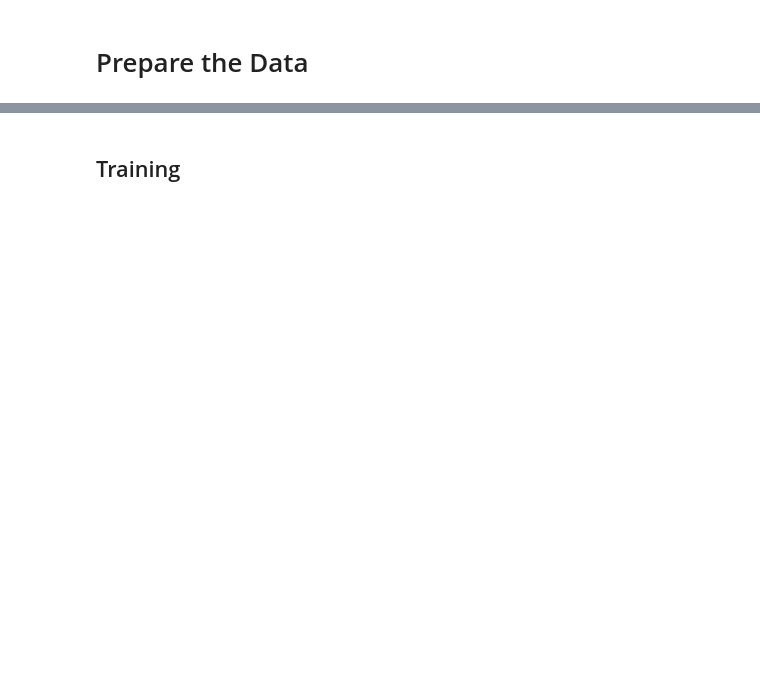
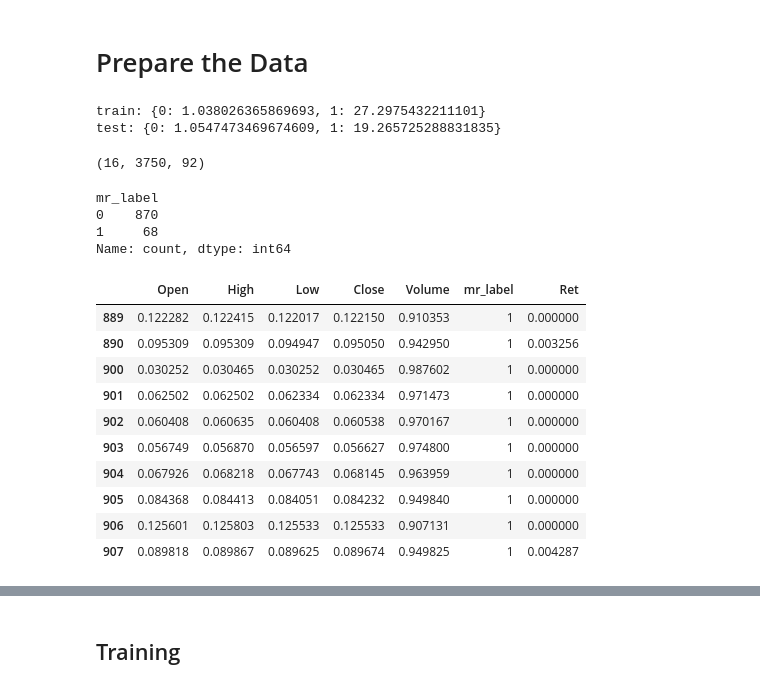
Before and after one commit to adamd1985/intra_day_futures_arb, a Jupyter notebook: cnn_algo.ipynb, the cells around one changed output, grey strips where cells are left out. Saved outputs shown, nothing was run; the diff lists cells and outputs as text; code cells hidden in the pictures; blank space fills up the shorter version.

```diff
--- a/cnn_algo.ipynb
+++ b/cnn_algo.ipynb
@@ -187,20 +238,41 @@ with strategy.scope():
         with open(FUTURES_TMP_FILE, 'rb') as f:
             train_agri_ts, val_agri_ts = pickle.load(f)
 
-train_agri_ts, CLASS_WEIGHTS = normalize_and_label_data(train_agri_ts)
-val_agri_ts, val_weights = normalize_and_label_data(val_agri_ts)
+train_agri_ts, CLASS_WEIGHTS = normalize_and_label_data(train_agri_ts, cols_to_scale=COLS_TO_SCALE)
+val_agri_ts, val_weights = normalize_and_label_data(val_agri_ts, cols_to_scale=COLS_TO_SCALE)
 
 print(f"train: {CLASS_WEIGHTS}")
 print(f"test: {val_weights}")
 np.shape(train_agri_ts)
+# %% [output]
+train: {0: 1.038026365869693, 1: 27.2975432211101}
+test: {0: 1.0547473469674609, 1: 19.265725288831835}
+(16, 3750, 92)
 # %%
 FEATURES = KF_COLS + BB_COLS + MOM_COLS + StockFeatExt.list
+FEATURES = StockFeat.list
 
 sample = val_agri_ts[0]
 print(sample[META_LABEL].value_counts())
 
 sampled_pattenrs = sample[sample[META_LABEL] > 0]
 sampled_pattenrs[FEATURES + [META_LABEL, "Ret"]].tail(10)
+# %% [output]
+mr_label
+0    870
+1     68
+Name: count, dtype: int64
+|  | Open | High | Low | Close | Volume | mr_label | Ret |
+| 889 | 0.122282 | 0.122415 | 0.122017 | 0.122150 | 0.910353 | 1 | 0.000000 |
+| 890 | 0.095309 | 0.095309 | 0.094947 | 0.095050 | 0.942950 | 1 | 0.003256 |
+| 900 | 0.030252 | 0.030465 | 0.030252 | 0.030465 | 0.987602 | 1 | 0.000000 |
+| 901 | 0.062502 | 0.062502 | 0.062334 | 0.062334 | 0.971473 | 1 | 0.000000 |
+| 902 | 0.060408 | 0.060635 | 0.060408 | 0.060538 | 0.970167 | 1 | 0.000000 |
+| 903 | 0.056749 | 0.056870 | 0.056597 | 0.056627 | 0.974800 | 1 | 0.000000 |
+| 904 | 0.067926 | 0.068218 | 0.067743 | 0.068145 | 0.963959 | 1 | 0.000000 |
+| 905 | 0.084368 | 0.084413 | 0.084051 | 0.084232 | 0.949840 | 1 | 0.000000 |
+| 906 | 0.125601 | 0.125803 | 0.125533 | 0.125533 | 0.907131 | 1 | 0.000000 |
+| 907 | 0.089818 | 0.089867 | 0.089625 | 0.089674 | 0.949825 | 1 | 0.004287 |
 # %%
 WINDOW = 511  # window is the k+k-1xd-1 or the sum i=0..n of 1+sum(receptive feild)x2^i
 WINDOW_TMP_PATH = "./tmp/"
```
Also changed, not shown: parts of 24 cells of this notebook, 1 other file.
